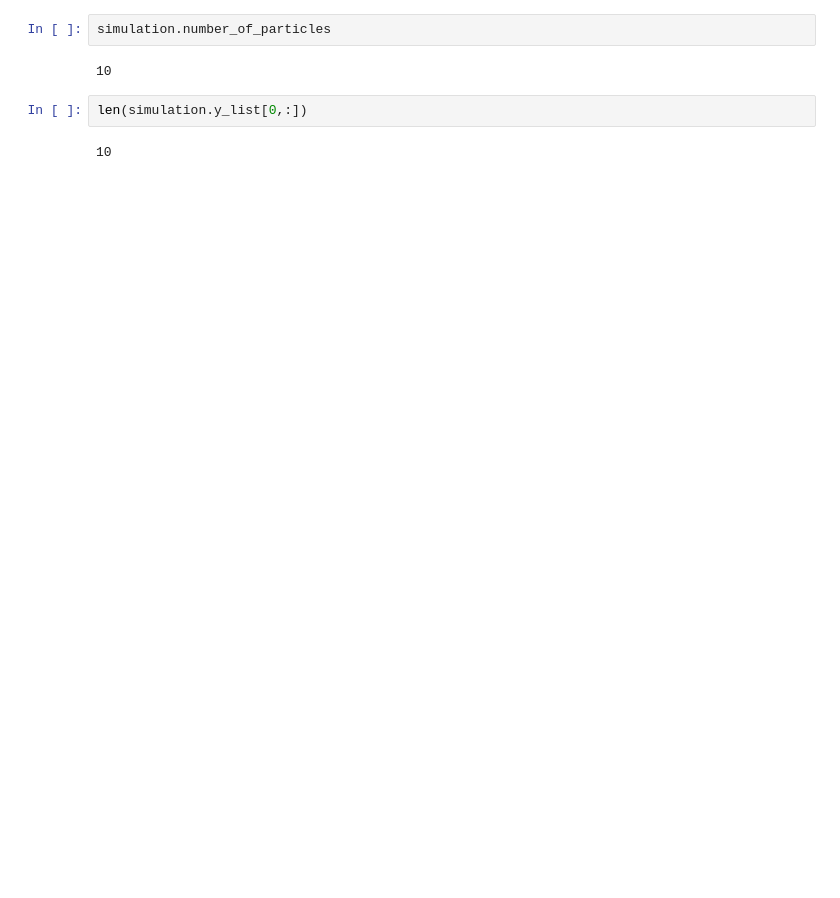
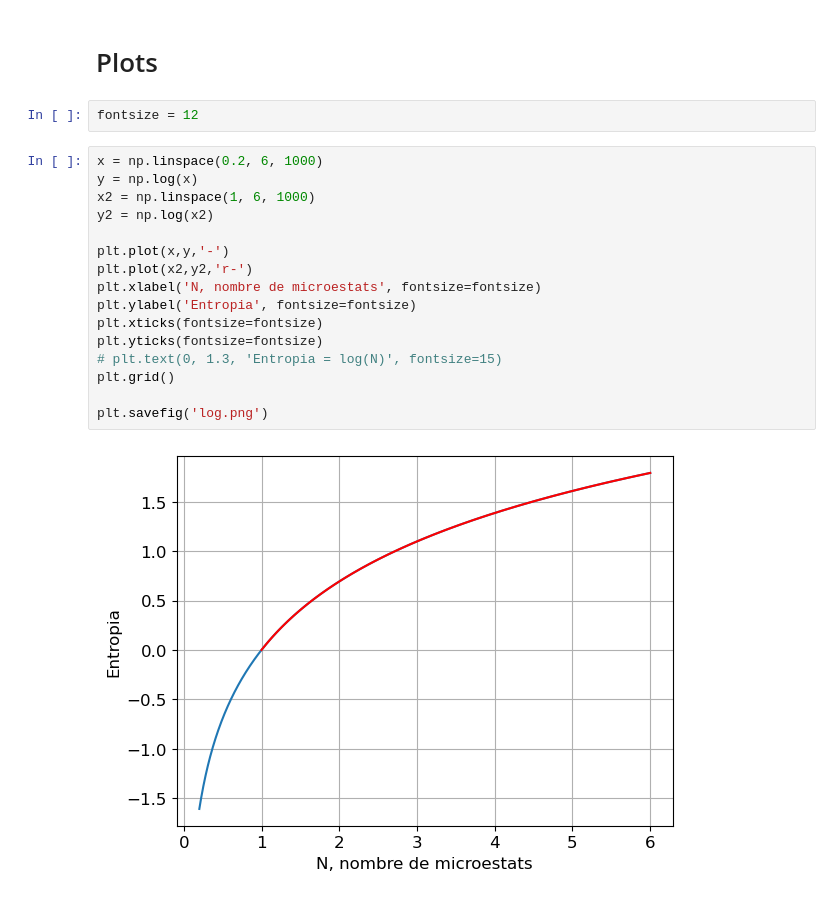
Before and after one commit to edmen-dev/animation_2ndlaw, a Jupyter notebook: caixa_amb_particules.ipynb, the cells around one changed output. Drawn from its saved outputs; the diff is of its cells as text; blank space fills up the shorter version.

```diff
--- a/caixa_amb_particules.ipynb
+++ b/caixa_amb_particules.ipynb
@@ -268,8 +229,22 @@ number of time steps = 400
-# %%
-simulation.number_of_particles
-# %% [output]
-10
-# %%
-len(simulation.y_list[0,:])
-# %% [output]
-10
+# %% [markdown]
+# Plots
+# %%
+fontsize = 12
+# %%
+x = np.linspace(0.2, 6, 1000)
+y = np.log(x)
+x2 = np.linspace(1, 6, 1000)
+y2 = np.log(x2)
+
+plt.plot(x,y,'-')
+plt.plot(x2,y2,'r-')
+plt.xlabel('N, nombre de microestats', fontsize=fontsize)
+plt.ylabel('Entropia', fontsize=fontsize)
+plt.xticks(fontsize=fontsize)
+plt.yticks(fontsize=fontsize)
+# plt.text(0, 1.3, 'Entropia = log(N)', fontsize=15)
+plt.grid()
+
+plt.savefig('log.png')
+# %% [output]
+[figure, added]
```
Also changed, not shown: parts of 5 cells of this notebook, 26 other files.
